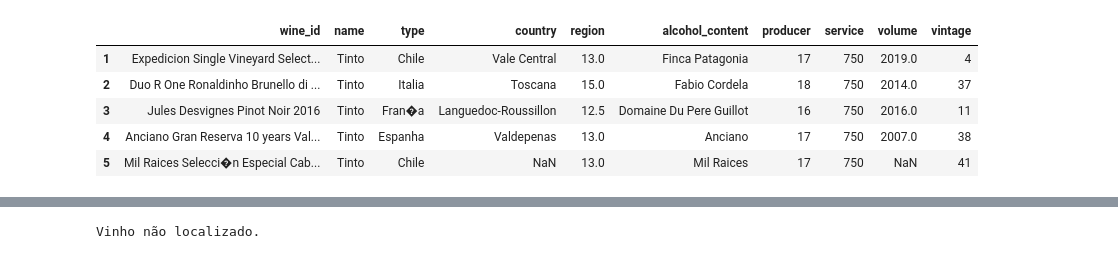
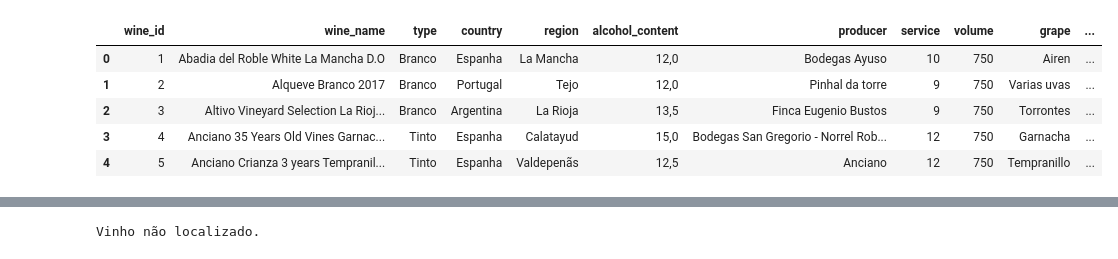
Before and after one commit to copquesz/LiveDWine, a Jupyter notebook: Wine_Recommendation_User_Collaborative.ipynb, the cells around one changed output, grey strips where cells are left out. Drawn from its saved outputs; the diff is of its cells as text; code cells hidden in the pictures.

```diff
--- a/Wine_Recommendation_User_Collaborative.ipynb
+++ b/Wine_Recommendation_User_Collaborative.ipynb
@@ -25,15 +25,15 @@ rating_csv_encoding
 # %%
 # Import wines dataset
-wines_col = ['wine_id', 'name', 'type', 'country', 'region', 'alcohol_content', 'producer', 'service', 'volume', 'vintage']
+wines_col = ['wine_id', 'wine_name', 'type', 'country', 'region', 'alcohol_content', 'producer', 'service', 'volume', 'grape', 'harvest', 'harmonization', 'image']
 wines = pd.read_csv('data/wines.csv', sep=';', names=wines_col, encoding=wines_csv_encoding, engine='python')
 wines.head()
 # %% [output]
-|  | wine_id | name | type | country | region | alcohol_content | producer | service | volume | vintage |
-| 1 | Expedicion Single Vineyard Select... | Tinto | Chile | Vale Central | 13.0 | Finca Patagonia | 17 | 750 | 2019.0 | 4 |
-| 2 | Duo R One Ronaldinho Brunello di ... | Tinto | Italia | Toscana | 15.0 | Fabio Cordela | 18 | 750 | 2014.0 | 37 |
-| 3 | Jules Desvignes Pinot Noir 2016 | Tinto | Fran�a | Languedoc-Roussillon | 12.5 | Domaine Du Pere Guillot | 16 | 750 | 2016.0 | 11 |
-| 4 | Anciano Gran Reserva 10 years Val... | Tinto | Espanha | Valdepenas | 13.0 | Anciano | 17 | 750 | 2007.0 | 38 |
-| 5 | Mil Raices Selecci�n Especial Cab... | Tinto | Chile | NaN | 13.0 | Mil Raices | 17 | 750 | NaN | 41 |
+|  | wine_id | wine_name | type | country | region | alcohol_content | producer | service | volume | grape | ... |
+| 0 | 1 | Abadia del Roble White La Mancha D.O | Branco | Espanha | La Mancha | 12,0 | Bodegas Ayuso | 10 | 750 | Airen | ... |
+| 1 | 2 | Alqueve Branco 2017 | Branco | Portugal | Tejo | 12,0 | Pinhal da torre | 9 | 750 | Varias uvas | ... |
+| 2 | 3 | Altivo Vineyard Selection La Rioj... | Branco | Argentina | La Rioja | 13,5 | Finca Eugenio Bustos | 9 | 750 | Torrontes | ... |
+| 3 | 4 | Anciano 35 Years Old Vines Garnac... | Tinto | Espanha | Calatayud | 15,0 | Bodegas San Gregorio - Norrel Rob... | 12 | 750 | Garnacha | ... |
+| 4 | 5 | Anciano Crianza 3 years Tempranil... | Tinto | Espanha | Valdepenãs | 12,5 | Anciano | 12 | 750 | Tempranillo | ... |
 # %%
 # Import matrix dataset
 ratings_col = ['user_id', 'wine_id', 'rating']
```
Also changed, not shown: parts of 12 cells of this notebook, 2 other files.
